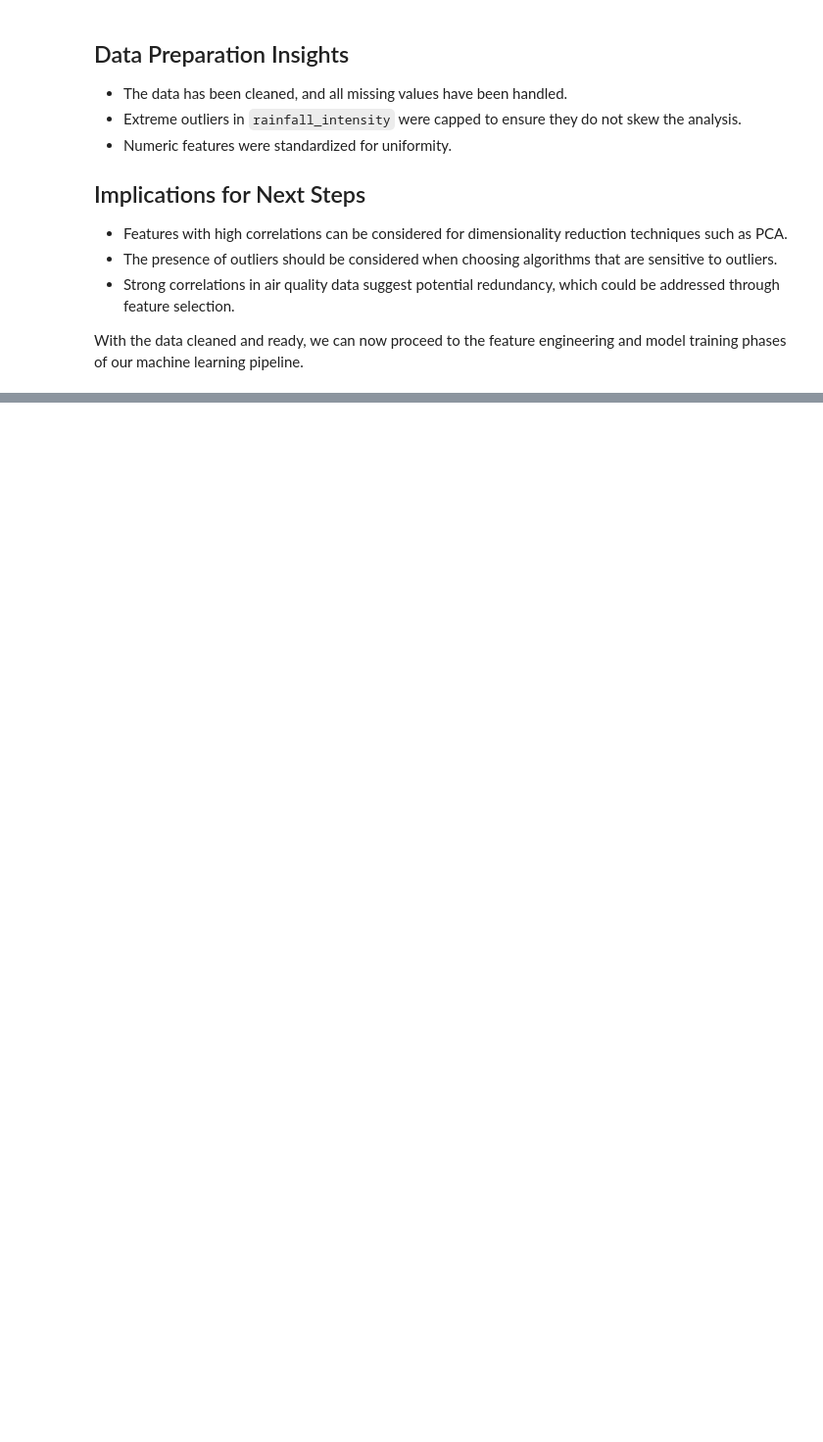
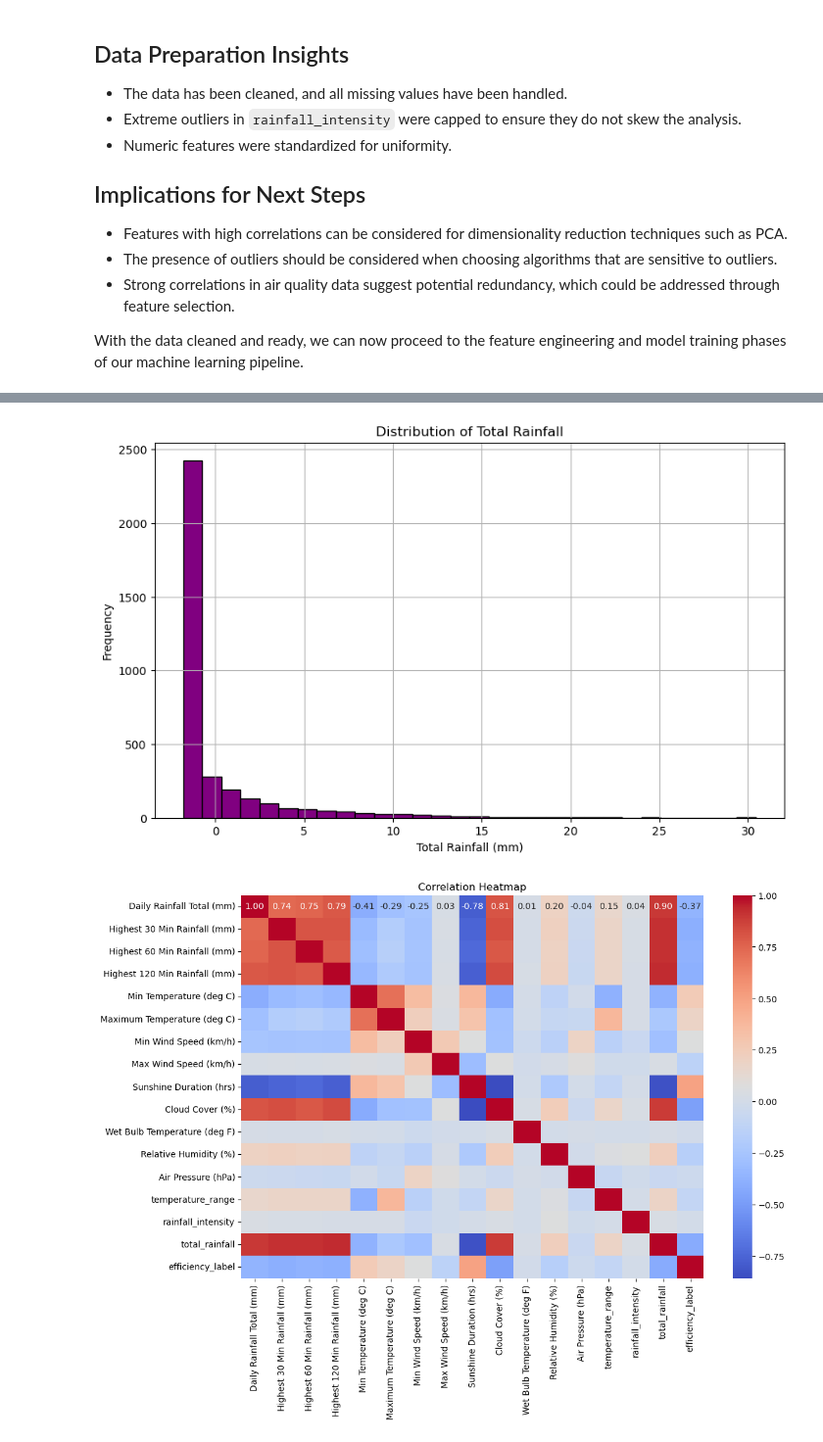
Before and after one commit to thetruthkenhurt/Solar-panel-efficiency-prediction, a Jupyter notebook: eda.ipynb, the cells around one changed output, grey strips where cells are left out. Shown at 98% size. Cells and saved outputs as stored; diff of their text form; code cells hidden in the pictures; blank space fills up the shorter version.

Commit message:
added feature engineering portion with analysis & conclusion of part 1 EDA

```diff
--- a/eda.ipynb
+++ b/eda.ipynb
@@ -152,3 +163,6 @@ weather_df, air_quality_df = convert_date_columns(weather_df, air_quality_df)
+# %%
+# Save the 'Daily Solar Panel Efficiency' column before preprocessing
+daily_efficiency = weather_df['Daily Solar Panel Efficiency'].copy()
 # %%
 # Preprocess the data
 weather_df_scaled, air_quality_df = preprocess_data(weather_df, air_quality_df)
@@ -301,3 +298,12 @@ std      17.118766    13.869206
 - Strong correlations in air quality data suggest potential redundancy, which could be addressed through feature selection.
 
 With the data cleaned and ready, we can now proceed to the feature engineering and model training phases of our machine learning pipeline.
+# %%
+# Apply feature engineering
+weather_df = feature_engineer(weather_df_scaled)
+
+print("Columns in weather_df:")
+print(weather_df.columns)
+
+# Merge the 'Daily Solar Panel Efficiency' column back
+weather_df['Daily Solar Panel Efficiency'] = daily_efficiency.values
@@ -303,0 +338,6 @@ With the data cleaned and ready, we can now proceed to the feature engineering a
+# %%
+# Apply target encoding
+weather_df = encode_target(weather_df)
+
+# Display the DataFrame to ensure everything is correct
+print(weather_df.head())
@@ -303,0 +408,23 @@ With the data cleaned and ready, we can now proceed to the feature engineering a
+# %%
+# Visualizations
+
+# Visualizing Total Rainfall
+plt.figure(figsize=(10, 6))
+plt.hist(weather_df['total_rainfall'], bins=30, color='purple', edgecolor='black')
+plt.title('Distribution of Total Rainfall')
+plt.xlabel('Total Rainfall (mm)')
+plt.ylabel('Frequency')
+plt.grid(True)
+plt.show()
+
+# Select only numeric columns for the correlation matrix
+numeric_columns = weather_df.select_dtypes(include=[np.number])
+
+# Correlation heatmap to show the relevance of new features
+plt.figure(figsize=(12, 8))
+sns.heatmap(numeric_columns.corr(), annot=True, fmt='.2f', cmap='coolwarm')
+plt.title('Correlation Heatmap')
+plt.show()
+# %% [output]
+[figure, added]
+[figure, added]
```
Also changed, not shown: parts of 22 cells of this notebook, 3 other files.
